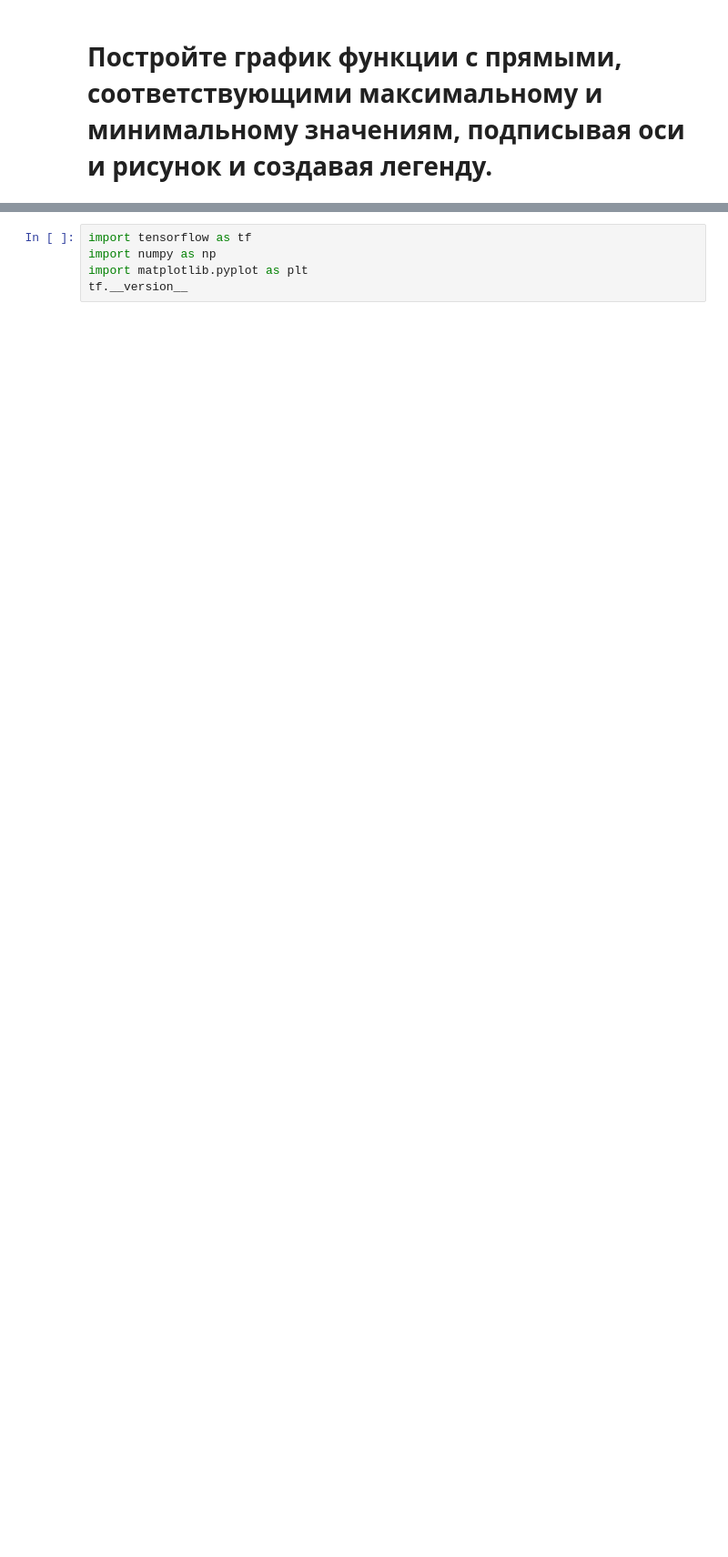
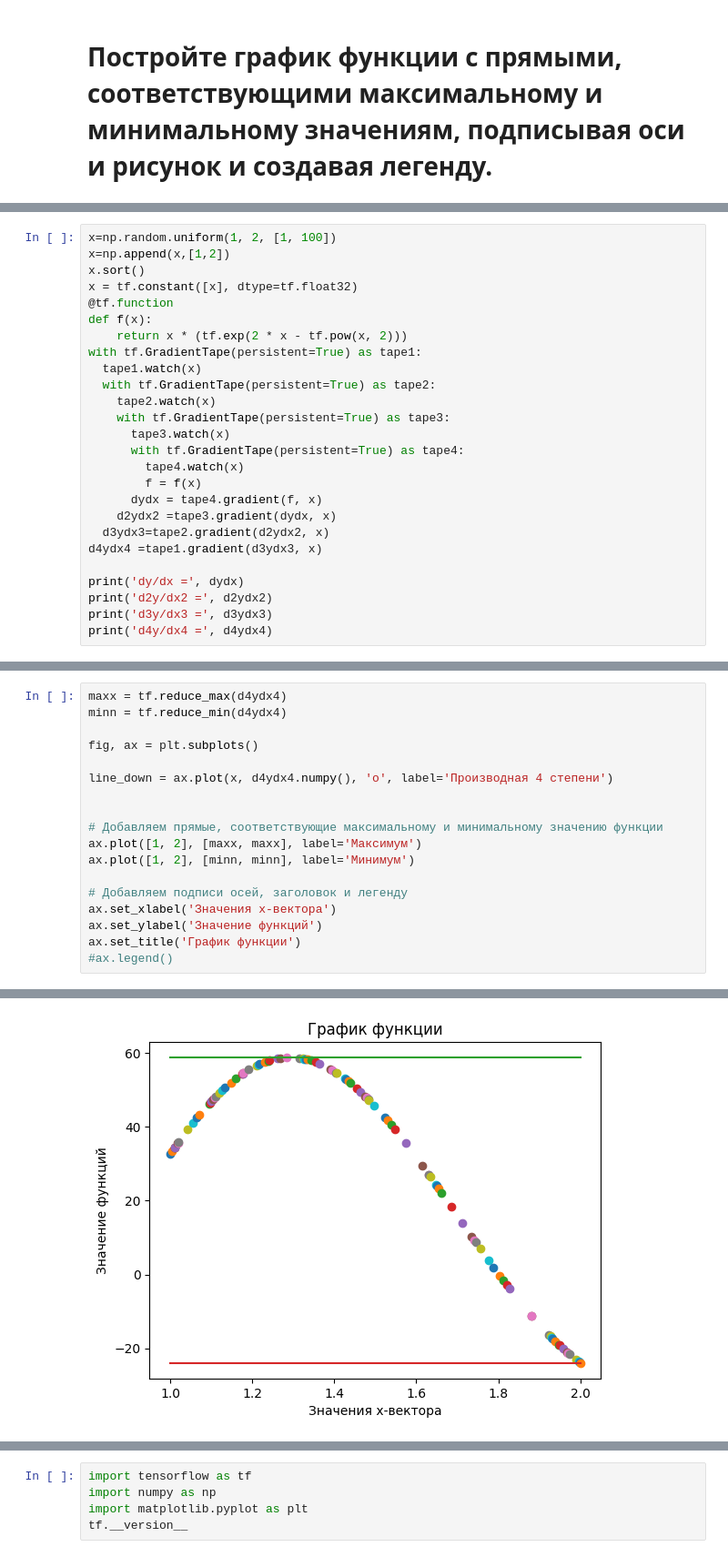
Before and after one commit to kjxeez/machine-learning, a Jupyter notebook: Tensorflow.ipynb, the cells around one changed output, grey strips where cells are left out. Shown at 91% size. Saved outputs shown, nothing was run; the diff lists cells and outputs as text; blank space fills up the shorter version.

```diff
--- a/Tensorflow.ipynb
+++ b/Tensorflow.ipynb
@@ -53,0 +98,26 @@ tf.reduce_min(f_masked)
+# %%
+x=np.random.uniform(1, 2, [1, 100])
+x=np.append(x,[1,2])
+x.sort()
+x = tf.constant([x], dtype=tf.float32)
+@tf.function
+def f(x):
+    return x * (tf.exp(2 * x - tf.pow(x, 2)))
+with tf.GradientTape(persistent=True) as tape1:
+  tape1.watch(x)
+  with tf.GradientTape(persistent=True) as tape2:
+    tape2.watch(x)
+    with tf.GradientTape(persistent=True) as tape3:
+      tape3.watch(x)
+      with tf.GradientTape(persistent=True) as tape4:
+        tape4.watch(x)
+        f = f(x)
+      dydx = tape4.gradient(f, x)
+    d2ydx2 =tape3.gradient(dydx, x)
+  d3ydx3=tape2.gradient(d2ydx2, x)
+d4ydx4 =tape1.gradient(d3ydx3, x)
+
+print('dy/dx =', dydx)
+print('d2y/dx2 =', d2ydx2)
+print('d3y/dx3 =', d3ydx3)
+print('d4y/dx4 =', d4ydx4)
@@ -53,0 +144,19 @@ tf.reduce_min(f_masked)
+# %%
+maxx = tf.reduce_max(d4ydx4)
+minn = tf.reduce_min(d4ydx4)
+
+fig, ax = plt.subplots()
+
+line_down = ax.plot(x, d4ydx4.numpy(), 'o', label='Производная 4 степени')
+
+
+# Добавляем прямые, соответствующие максимальному и минимальному значению функции
+ax.plot([1, 2], [maxx, maxx], label='Максимум')
+ax.plot([1, 2], [minn, minn], label='Минимум')
+
+# Добавляем подписи осей, заголовок и легенду
+ax.set_xlabel('Значения x-вектора')
+ax.set_ylabel('Значение функций')
+ax.set_title('График функции')
+#ax.legend()
+# %% [output]
@@ -53,0 +164 @@ tf.reduce_min(f_masked)
+[figure, added]
```
Also changed, not shown: parts of 36 cells of this notebook.
